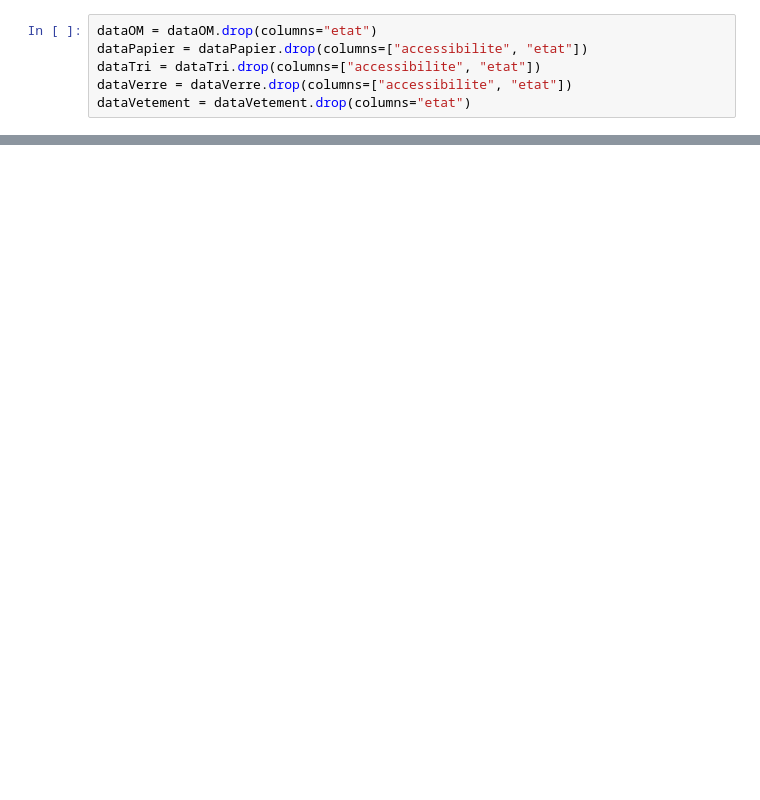
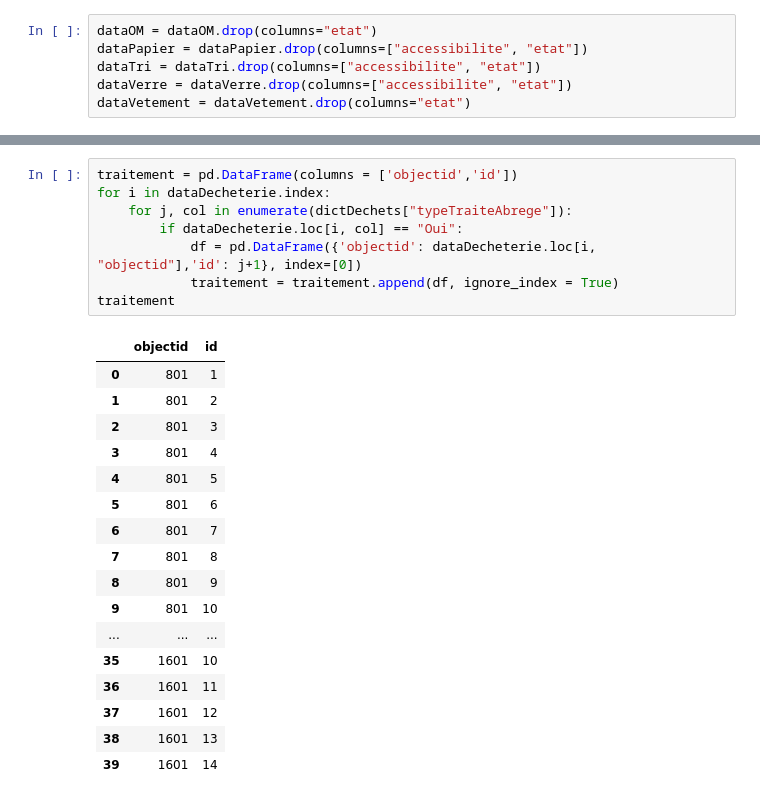
Before and after one commit to antjacquemin/cliiinkv0, a Jupyter notebook: src/DataViz.ipynb, the cells around one changed output, grey strips where cells are left out. Cells and saved outputs as stored; diff of their text form; blank space fills up the shorter version.

```diff
--- a/src/DataViz.ipynb
+++ b/src/DataViz.ipynb
@@ -1346,0 +1379,26 @@ dataVetement = dataVetement.drop(columns="etat")
+# %%
+traitement = pd.DataFrame(columns = ['objectid','id'])
+for i in dataDecheterie.index:
+    for j, col in enumerate(dictDechets["typeTraiteAbrege"]):
+        if dataDecheterie.loc[i, col] == "Oui":
+            df = pd.DataFrame({'objectid': dataDecheterie.loc[i, "objectid"],'id': j+1}, index=[0])
+            traitement = traitement.append(df, ignore_index = True)
+traitement
+# %% [output]
+|  | objectid | id |
+| 0 | 801 | 1 |
+| 1 | 801 | 2 |
+| 2 | 801 | 3 |
+| 3 | 801 | 4 |
+| 4 | 801 | 5 |
+| 5 | 801 | 6 |
+| 6 | 801 | 7 |
+| 7 | 801 | 8 |
+| 8 | 801 | 9 |
+| 9 | 801 | 10 |
+| ... | ... | ... |
+| 35 | 1601 | 10 |
+| 36 | 1601 | 11 |
+| 37 | 1601 | 12 |
+| 38 | 1601 | 13 |
+| 39 | 1601 | 14 |
```
Also changed, not shown: parts of 27 cells of this notebook, 2 other files.
